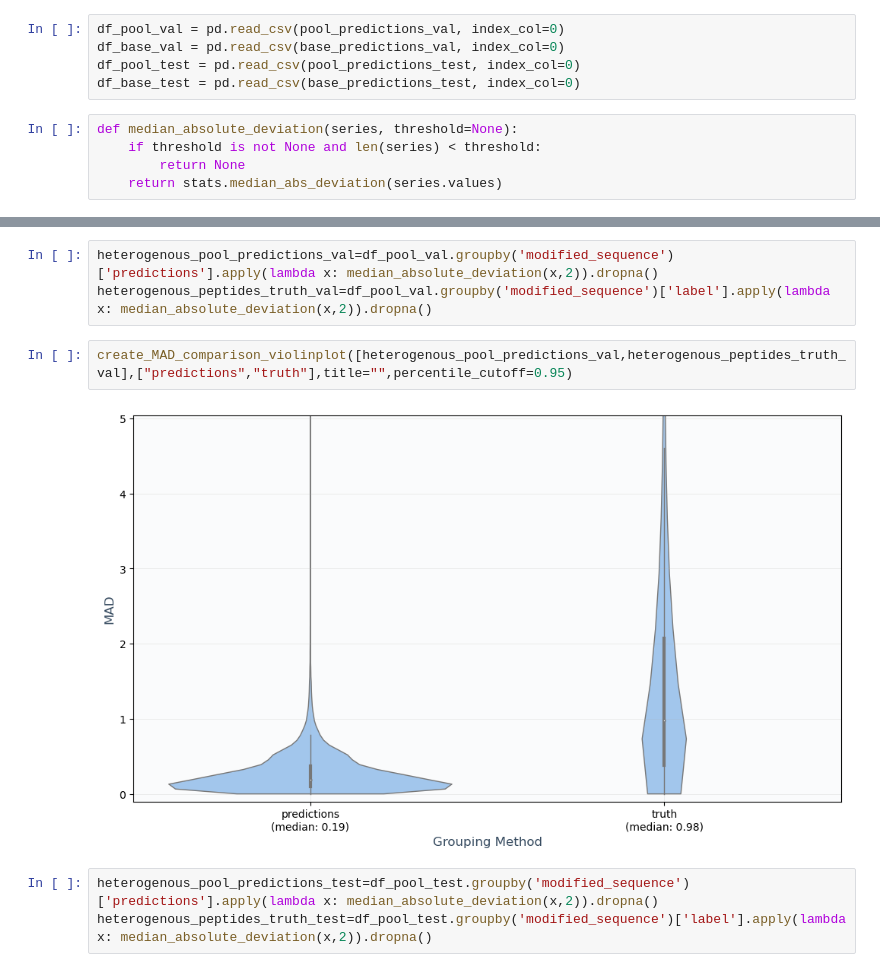
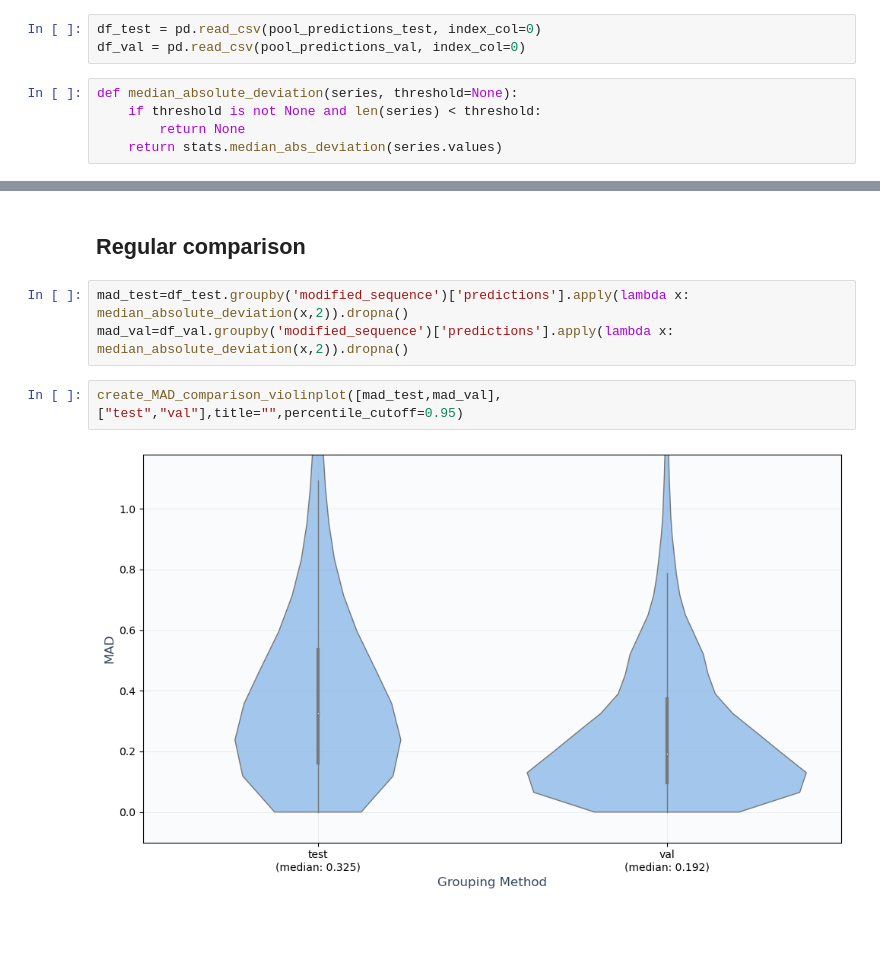
Before and after one commit to WannesLamberts/MTL-peptide-property-prediction-pool, a Jupyter notebook: notebooks/model_interpretation.ipynb, the cells around one changed output, grey strips where cells are left out. Drawn from its saved outputs; the diff is of its cells as text; blank space fills up the shorter version.

```diff
--- a/notebooks/model_interpretation.ipynb
+++ b/notebooks/model_interpretation.ipynb
@@ -23,8 +20,6 @@ pool_predictions_test = "../results/final_models/CONFIG=final_pool,MODE=supervis
 # %%
-df_pool_val = pd.read_csv(pool_predictions_val, index_col=0)
-df_base_val = pd.read_csv(base_predictions_val, index_col=0)
-df_pool_test = pd.read_csv(pool_predictions_test, index_col=0)
-df_base_test = pd.read_csv(base_predictions_test, index_col=0)
+df_test = pd.read_csv(pool_predictions_test, index_col=0)
+df_val = pd.read_csv(pool_predictions_val, index_col=0)
 # %%
 def median_absolute_deviation(series, threshold=None):
     if threshold is not None and len(series) < threshold:
@@ -33,10 +39,9 @@ def median_absolute_deviation(series, threshold=None):
+# %% [markdown]
+## Regular comparison
 # %%
-heterogenous_pool_predictions_val=df_pool_val.groupby('modified_sequence')['predictions'].apply(lambda x: median_absolute_deviation(x,2)).dropna()
-heterogenous_peptides_truth_val=df_pool_val.groupby('modified_sequence')['label'].apply(lambda x: median_absolute_deviation(x,2)).dropna()
+mad_test=df_test.groupby('modified_sequence')['predictions'].apply(lambda x: median_absolute_deviation(x,2)).dropna()
+mad_val=df_val.groupby('modified_sequence')['predictions'].apply(lambda x: median_absolute_deviation(x,2)).dropna()
 # %%
-create_MAD_comparison_violinplot([heterogenous_pool_predictions_val,heterogenous_peptides_truth_val],["predictions","truth"],title="",percentile_cutoff=0.95)
+create_MAD_comparison_violinplot([mad_test,mad_val],["test","val"],title="",percentile_cutoff=0.95)
 # %% [output]
-[figure, old version]
+[figure, new version]
-# %%
-heterogenous_pool_predictions_test=df_pool_test.groupby('modified_sequence')['predictions'].apply(lambda x: median_absolute_deviation(x,2)).dropna()
-heterogenous_peptides_truth_test=df_pool_test.groupby('modified_sequence')['label'].apply(lambda x: median_absolute_deviation(x,2)).dropna()
```
Also changed, not shown: parts of 19 cells of this notebook, 2 other files.
